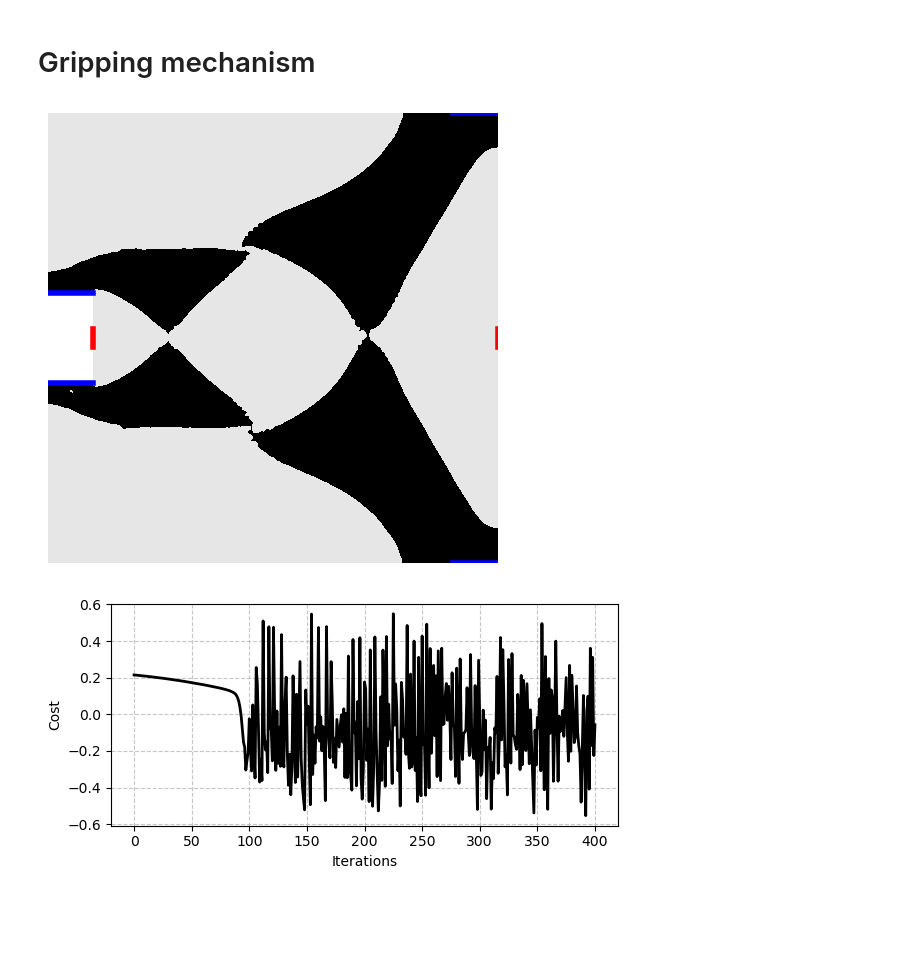
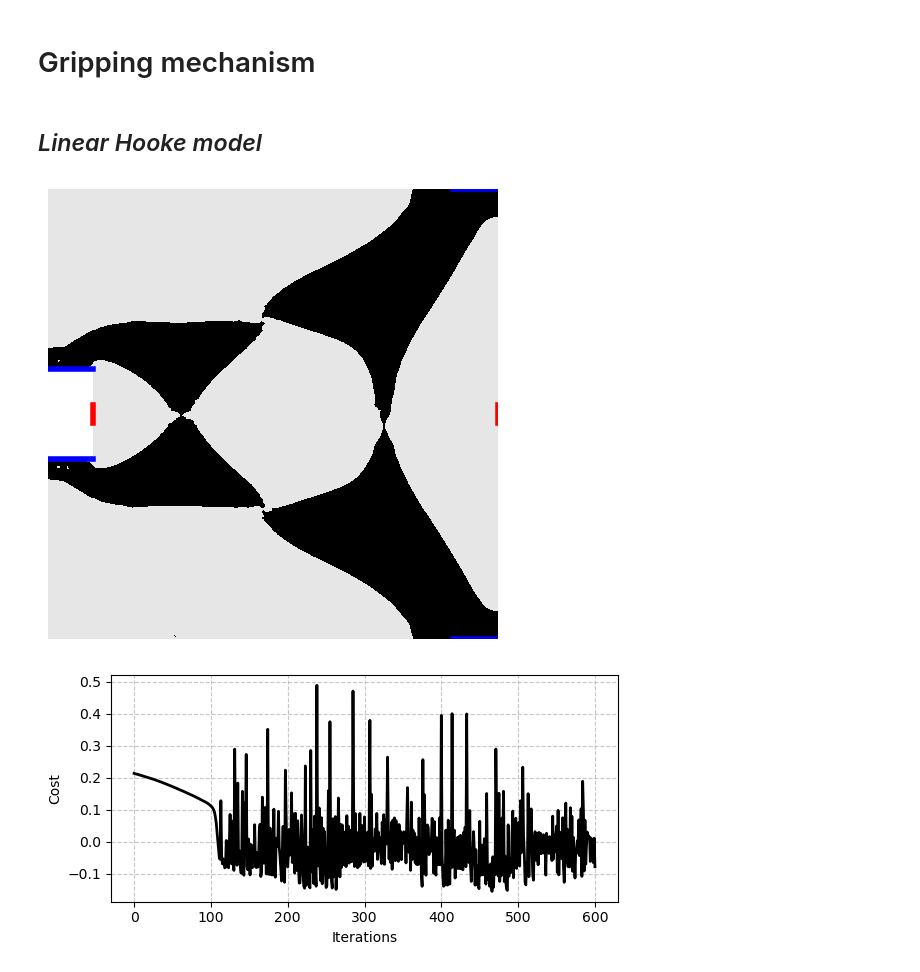
Before and after one commit to PhiFEM/phiFEM_FormOpt, a Jupyter notebook: code/Elasticity.ipynb, the cells around one changed output. Drawn from its saved outputs; the diff is of its cells as text; code cells hidden in the pictures; blank space fills up the shorter version.

```diff
--- a/code/Elasticity.ipynb
+++ b/code/Elasticity.ipynb
@@ -214,6 +214,8 @@ plot_cost(
 [figure]
 # %% [markdown]
 # Gripping mechanism
+# %% [markdown]
+## *Linear Hooke model*
 # %%
 # Define geometry and boundaries for gripping example
 vertices = np.array(
@@ -266,12 +268,12 @@ boundaries = [(dirR, "red"), (dirL, "red"), (neuRT, "blue"), (neuRB, "blue"), (n
 # %%
 test_path = Path("../results/t106/")
 plot_results_for_doc(
-    test_path, 400, [[0, 1], [0, 1]], 4, None, boundaries
+    test_path, 600, [[0, 1], [0, 1]], 4, None, boundaries
 )
 plot_cost(
     np.load("../results/t106/data.npz")["cost"], figsize=(6.0, 3.0)
 )
 plot_triangulation_and_level0(test_path, 400, [[0, 1], [0, 1]], lw=0.25, filename="p.pdf")
 # %% [output]
-[figure, old version]
+[figure, new version]
-[figure, old version]
+[figure, new version]
```
Also changed, not shown: parts of 5 cells of this notebook, 3 other files.
